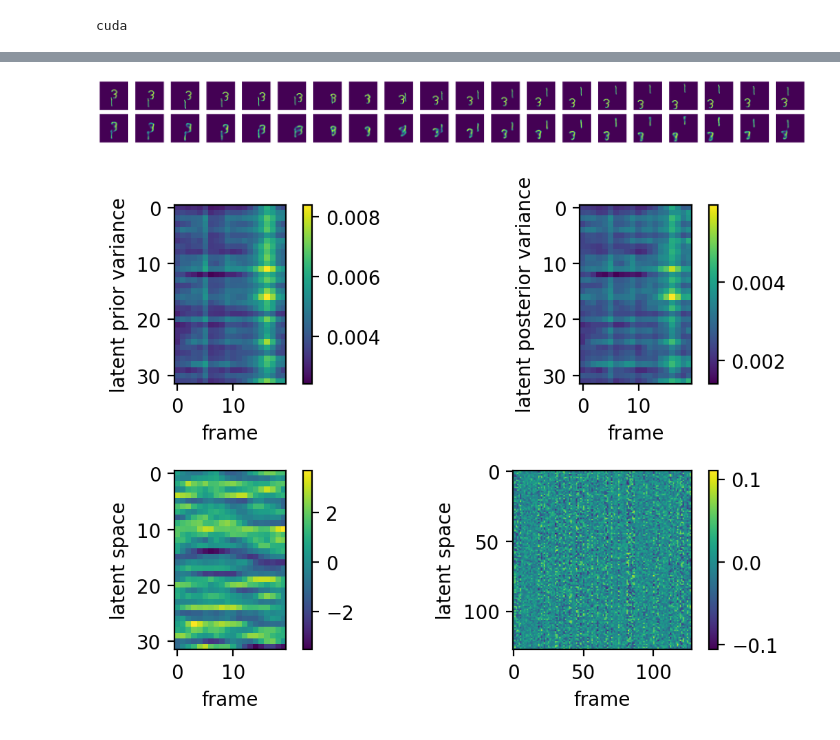
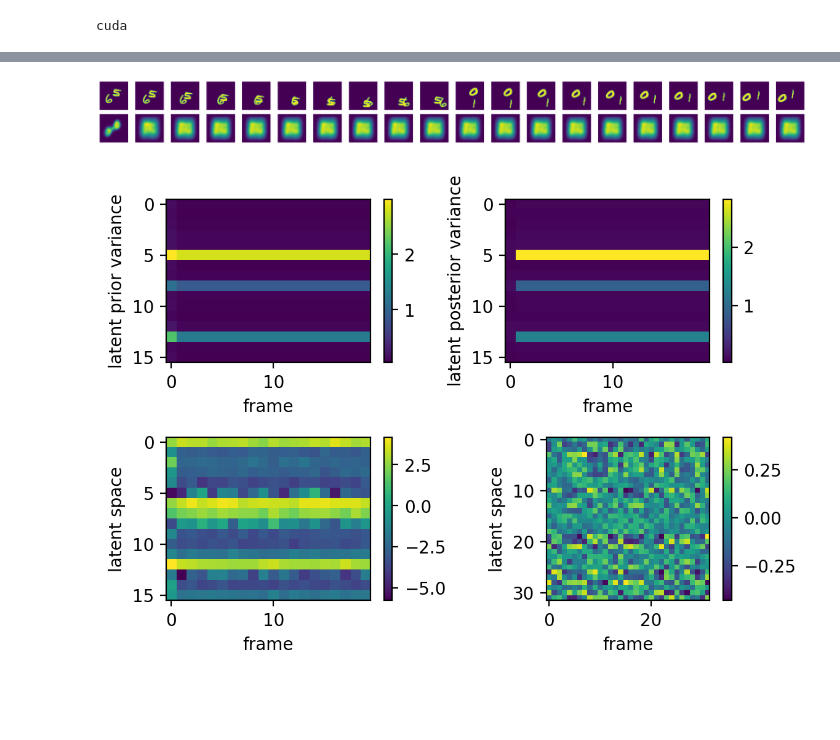
Before and after one commit to FelixHub/serotonin_model, a Jupyter notebook: dvae convolution.ipynb, the cells around one changed output, grey strips where cells are left out. Cells and saved outputs as stored; diff of their text form; code cells hidden in the pictures; blank space fills up the shorter version.

```diff
--- a/dvae convolution.ipynb
+++ b/dvae convolution.ipynb
@@ -90,7 +90,7 @@ class VRNN(nn.Module):
         eps = torch.randn_like(std)
         return mean + std * eps
 
-    def forward(self,x,generation_mode=False):
+    def forward(self,x,generation_mode=False,generation_ratio=0):
 
         seq_len, batch_size,_,_ = x.shape
 
@@ -142,10 +142,15 @@ class VRNN(nn.Module):
             # print('after second deconv',y_t.shape)
 
             # update the hidden state
-            if generation_mode and t > 0 :
+            if generation_mode :
+                random_gen = np.random.uniform(size=1)[0] < generation_ratio
+            else :
+                random_gen = False
+
+            if random_gen :
                 phi_x_t_hat = self.relu(self.enc_conv1(y_t.unsqueeze(1)))
                 phi_x_t_hat = self.enc_conv2(phi_x_t_hat)
-                phi_x_t_hat, indices_hat = self.enc_maxpool(phi_x_t_hat)
+                phi_x_t_hat = self.enc_maxpool(phi_x_t_hat)
                 phi_x_t_hat = self.relu(phi_x_t_hat)
                 phi_x_t_hat = phi_x_t_hat.view(-1, self.feature_size_enc )
                 rnn_input = torch.cat((phi_x_t_hat,z_t),dim=1)
@@ -188,22 +193,21 @@ def count_parameters(net):
 def kl_dist(logvar1,mean1,logvar2,mean2):
     return -0.5 * torch.sum(logvar1 - logvar2 - torch.div((logvar1.exp() + (mean1 - mean2).pow(2)), logvar2.exp()+1e-10))
 # %%
+# parameters
 img_size= 64
+hidden_size = 128
+latent_size = 16
+RNN_dim = 32
+CNN_channels = 32
 
-# parameters
+
+'''
+working model christmas
+img_size= 64
 hidden_size = 512
 latent_size = 32
 RNN_dim = 128
 CNN_channels = 64
-
-
-'''
-working model
-img_size= 64
-hidden_size = 512
-latent_size = 16
-RNN_dim = 128
-CNN_channels = 32
 '''
 
 vrnn = VRNN(img_size=img_size, hidden_size= hidden_size, latent_size= latent_size,
@@ -240,5 +252,5 @@ train(nb_epochs=100,batch_size=batch_size)
 # %%
 vrnn = VRNN(img_size=img_size, hidden_size= hidden_size, latent_size= latent_size,
             RNN_dim=RNN_dim,CNN_channels=CNN_channels).to(device)
-vrnn.load_state_dict(torch.load('model/vrnn_moving_digits_christmas1.pt'))
+vrnn.load_state_dict(torch.load('model/vrnn_moving_digits_christmas.pt'))
 vrnn.eval()
@@ -263,29 +257,29 @@ VRNN(
 # %%
 # test the reconstruction
 import matplotlib.pyplot as plt; plt.rcParams['figure.dpi'] = 200
 
 
 def plot_video_comparison(video,reconstructed_video):
     fig,ax = plt.subplots(2,20,figsize=(20,2))
     for i in range(20):
         ax[0,i].imshow(video[i,:,:])
         ax[0,i].axis('off')
     for i in range(20):
         ax[1,i].imshow(reconstructed_video[i,:,:])
         ax[1,i].axis('off')
     fig.tight_layout()
 
 random_index = np.random.randint(1000)
 sample = data[random_index]
-# sample = np.concatenate((data[random_index][:10],data[random_index+1][:10]))
+sample = np.concatenate((data[random_index][:10],data[random_index+1][:10]))
 sample_tensor = torch.reshape(torch.tensor(sample).float(),(20,1,64,64)).float().to(device)
 y, mean, logvar, mean_prior, logvar_prior, z = vrnn.forward(sample_tensor,generation_mode=False)
 reconstructed_sample = y.cpu().detach().numpy().reshape((20,64,64))
 
 
 plot_video_comparison(sample,reconstructed_sample)
 # %% [output]
-[figure, old version]
+[figure, new version]
 # %%
 var_posterior = np.exp(logvar.cpu().detach().numpy().reshape((20,latent_size)))
 var_prior = np.exp(logvar_prior.cpu().detach().numpy().reshape((20,latent_size)))
@@ -320,4 +314,4 @@ plt.ylabel('latent space')
 plt.tight_layout()
 plt.show()
 # %% [output]
-[figure, old version]
+[figure, new version]
```
Also changed, not shown: parts of 8 cells of this notebook, 2 other files.
